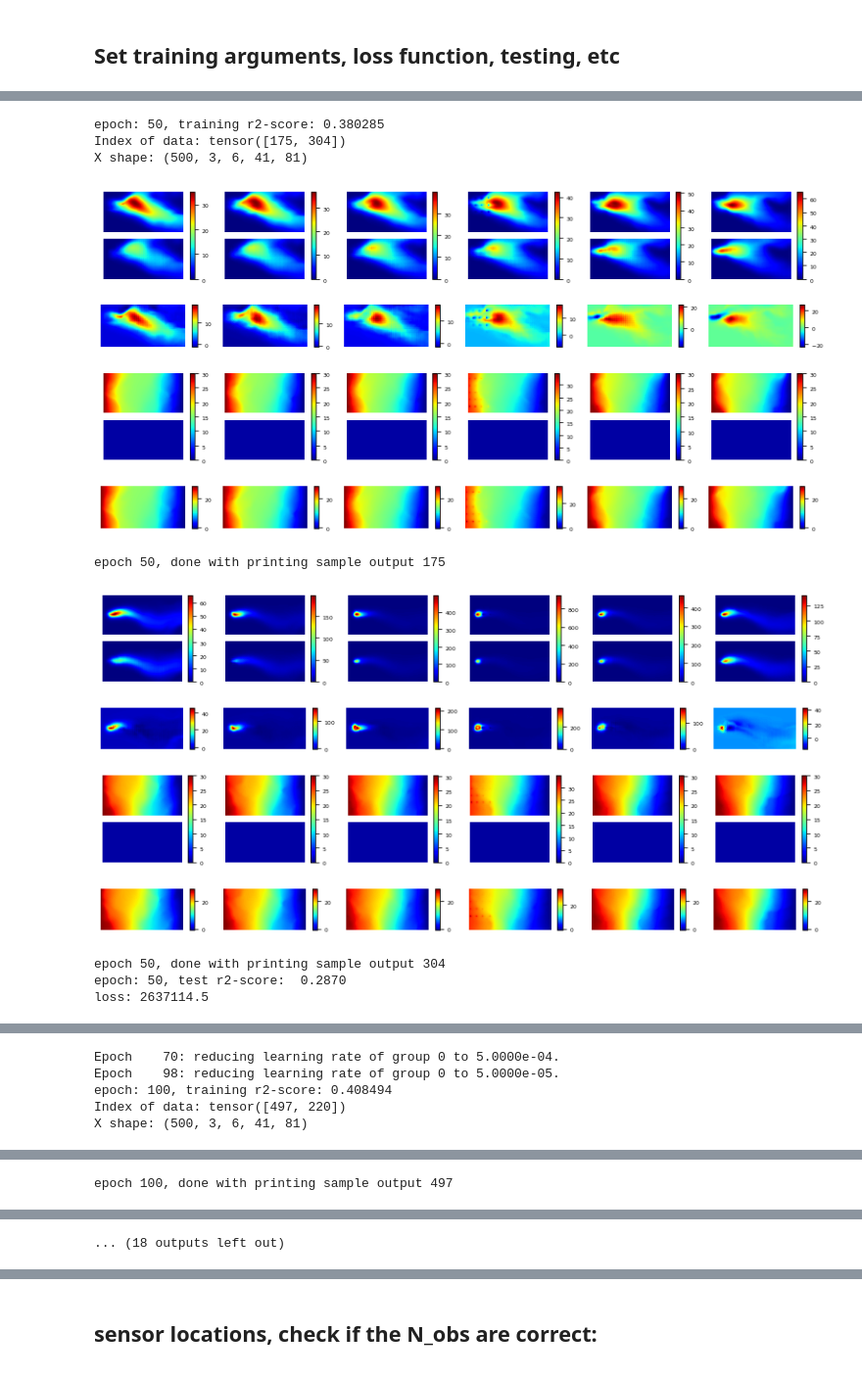
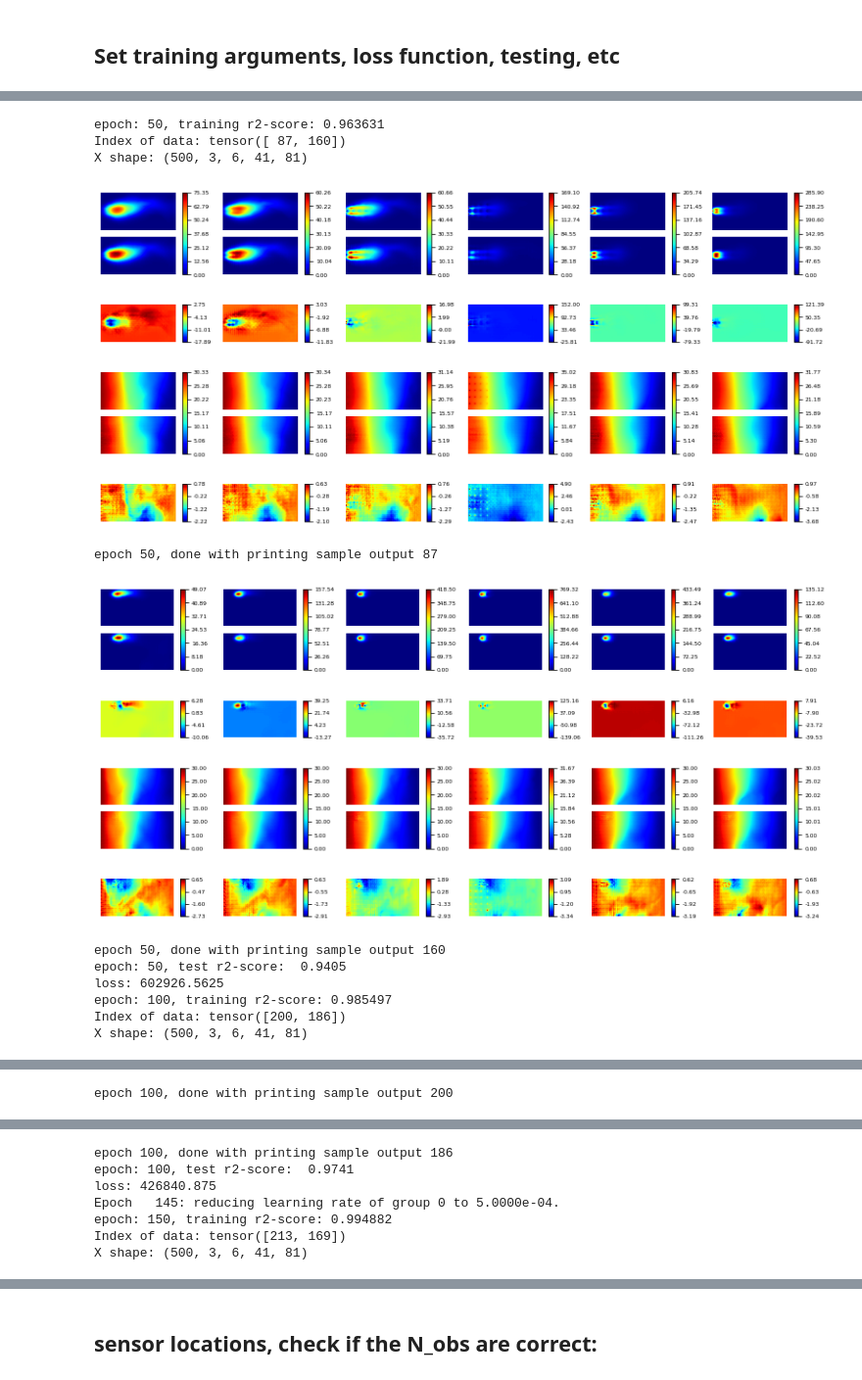
Before and after one commit to ZitongZhou/react_inverse, a Jupyter notebook: react_trans_NN.ipynb, the cells around one changed output, grey strips where cells are left out. Shown at 98% size. Saved outputs shown, nothing was run; the diff lists cells and outputs as text; code cells hidden in the pictures.

```diff
--- a/react_trans_NN.ipynb
+++ b/react_trans_NN.ipynb
@@ -91,15 +90,15 @@ print('input shape: ',AR_input.shape, '\noutput shape: ', AR_output.shape)
 input shape:  (4980, 3, 6, 41, 81)
 output shape:  (4980, 2, 6, 41, 81)
 # %%
-np.random.seed(88)
+np.random.seed(8888)
 ind = np.random.randint(0, len(AR_input), 1)
 # ind = [0]
 for i in ind:
     input = AR_input[i].copy()
     output = AR_output[i].copy()
-    simple_plot(input[0], 'init concentration')
+    simple_plot(input[0], 'concentration T')
     simple_plot(input[1], 'kd')
     simple_plot(input[2], 'source')
-    simple_plot(output[0], 'concentration')
+    simple_plot(output[0], 'concentration T+1')
     simple_plot(output[1], 'head')
 # %% [output]
@@ -198,8 +201,8 @@ class _Transition(nn.Sequential):
             if last:
                 ks = 6 if outsize_even else 5
                 out_convt = nn.ConvTranspose3d(out_features, out_channels,
-                                kernel_size=[3,ks,ks], stride=2, padding=[1,2,2],
-                                output_padding=[1,0,0], bias=False)
+                                kernel_size=[2,ks,ks], stride=2, padding=[0,2,2],
+                                output_padding=[0,0,0], bias=False)
             else:
                 out_convt = nn.ConvTranspose3d(
                     out_features, out_features, kernel_size=3, stride=2,
@@ -294,12 +297,12 @@ class DenseED(nn.Module):
     def forward(self, x):
         y = self.features(x)
 
-        # use the softplus activation for concentration
-        y[:,:self.out_channels-1] = F.softplus(y[:,:self.out_channels-1].clone(), beta=5)
+        # use the softplus activation for concentration and head
+        y = F.softplus(y.clone(), beta=5)
 
-        # in the example, pressure is the last output channel
+        # CAUTION: if the last channel is pressure,
         # use the sigmoid activation for pressure
-        y[:,self.out_channels-1] = torch.sigmoid(y[:,self.out_channels-1])
+        # y[:,self.out_channels-1] = torch.sigmoid(y[:,self.out_channels-1])
 
         return y
 
@@ -595,7 +563,7 @@ AR_output[100].shape
 parser = argparse.ArgumentParser(description='Dnense Encoder-Decoder Convolutional Network')
 parser.add_argument('-f')
 parser.add_argument('--exp-name', type=str, default='AR-Net-WL', help='experiment name')
-parser.add_argument('--blocks', type=list, default=(5, 10, 5), help='list of number of layers in each block in decoding net')
+parser.add_argument('--blocks', type=list, default=(6, 12, 6), help='list of number of layers in each block in decoding net')
 parser.add_argument('--growth-rate', type=int, default=40, help='output of each conv')
 parser.add_argument('--drop-rate', type=float, default=0, help='dropout rate')
 parser.add_argument('--bn-size', type=int, default=8, help='bottleneck size: bn_size * growth_rate')
@@ -603,7 +571,7 @@ parser.add_argument('--bottleneck', action='store_true', default=False, help='en
 parser.add_argument('--init-features', type=int, default=48, help='# initial features after the first conv layer')
 
 parser.add_argument('--data-dir', type=str, default="/content/drive/MyDrive/react_inverse/dense_ed_3d/", help='data directory')
-parser.add_argument('--n-train', type=int, default=1000, help="number of training data")
+parser.add_argument('--n-train', type=int, default=2000, help="number of training data")
 parser.add_argument('--n-test', type=int, default=500, help="number of test data")
 
 parser.add_argument('--w-c', type=float, default=5.0, help='weight value in the weighted loss')
@@ -617,7 +585,7 @@ parser.add_argument('--plot-interval', type=int, default=50, help='how many epoc
 
 args = parser.parse_args()
 # %%
-all_over_again = 'Feb_26'
+all_over_again = 'Feb_27'
 
 exp_dir = args.data_dir + all_over_again + "/{}/Ntrs{}__Bks{}_Bts{}_Eps{}_wd{}_lr{}_K{}_w_c{}".\
     format(args.exp_name, args.n_train,args.blocks,
@@ -711,10 +685,10 @@ for epoch in range(1, args.n_epochs + 1):
         model.zero_grad()
         output = model(input)
 
-        loss = F.l1_loss(output, target,size_average=False)
+        loss = F.l1_loss(output, target, reduction='sum')
 
         # for computing the RMSE criterion solely
-        loss_mse = F.mse_loss(output, target,size_average=False)
+        loss_mse = F.mse_loss(output, target, reduction='sum')
 
         loss.backward()
         optimizer.step()
@@ -753,38 +727,41 @@ plt.close()
 np.savetxt(exp_dir + "/r2_train.txt", r2_train)
 np.savetxt(exp_dir + "/r2_test.txt", r2_test)
 
 plt.figure()
 plt.plot(x, rmse_train, 'k', label="train: {:.3f}".format(np.mean(rmse_train[-5: -1])))
 plt.plot(x, rmse_test, 'r', linestyle = '--', label="test: {:.3f}".format(np.mean(rmse_test[-5: -1])))
 plt.xlabel('Epoch', fontsize=14)
 plt.ylabel('RMSE', fontsize=14)
 plt.legend(loc='upper right')
 plt.savefig(exp_dir + "/rmse.png", dpi=400)
 plt.close()
 np.savetxt(exp_dir + "/rmse_train.txt", rmse_train)
 np.savetxt(exp_dir + "/rmse_test.txt", rmse_test)
 
 # save args and time taken
 args_dict = {}
 for arg in vars(args):
     args_dict[arg] = getattr(args, arg)
 args_dict['time'] = tic2 - tic
 n_params, n_layers = model._num_parameters_convlayers()
 args_dict['num_layers'] = n_layers
 args_dict['num_params'] = n_params
 with open(exp_dir + "/args.txt", 'w') as file:
     file.write(json.dumps(args_dict))
 
 # R2_test_s = cal_R2()
 # R2_test_self.append(R2_test_s)
 # np.savetxt(exp_dir + "/R2_test_self.txt", R2_test_self)
 # %% [output]
-epoch: 50, training r2-score: 0.380285
-Index of data: tensor([175, 304])
+epoch: 50, training r2-score: 0.963631
+Index of data: tensor([ 87, 160])
 X shape: (500, 3, 6, 41, 81)
-[figure, old version]
+[figure, new version]
-epoch 50, done with printing sample output 175
+epoch 50, done with printing sample output 87
-[figure, old version]
+[figure, new version]
-epoch 50, done with printing sample output 304
-epoch: 50, test r2-score:  0.2870
-loss: 2637114.5
+epoch 50, done with printing sample output 160
+epoch: 50, test r2-score:  0.9405
+loss: 602926.5625
+epoch: 100, training r2-score: 0.985497
+Index of data: tensor([200, 186])
+X shape: (500, 3, 6, 41, 81)
@@ -791,5 +769 @@ loss: 2637114.5
-Epoch    70: reducing learning rate of group 0 to 5.0000e-04.
-Epoch    98: reducing learning rate of group 0 to 5.0000e-05.
-epoch: 100, training r2-score: 0.408494
-Index of data: tensor([497, 220])
-X shape: (500, 3, 6, 41, 81)
+epoch 100, done with printing sample output 200
@@ -797 +771,7 @@ X shape: (500, 3, 6, 41, 81)
-epoch 100, done with printing sample output 497
+epoch 100, done with printing sample output 186
+epoch: 100, test r2-score:  0.9741
+loss: 426840.875
+Epoch   145: reducing learning rate of group 0 to 5.0000e-04.
+epoch: 150, training r2-score: 0.994882
+Index of data: tensor([213, 169])
+X shape: (500, 3, 6, 41, 81)
@@ -808 +781,0 @@ X shape: (500, 3, 6, 41, 81)
-... (18 outputs left out)
```
Also changed, not shown: parts of 13 cells of this notebook.
